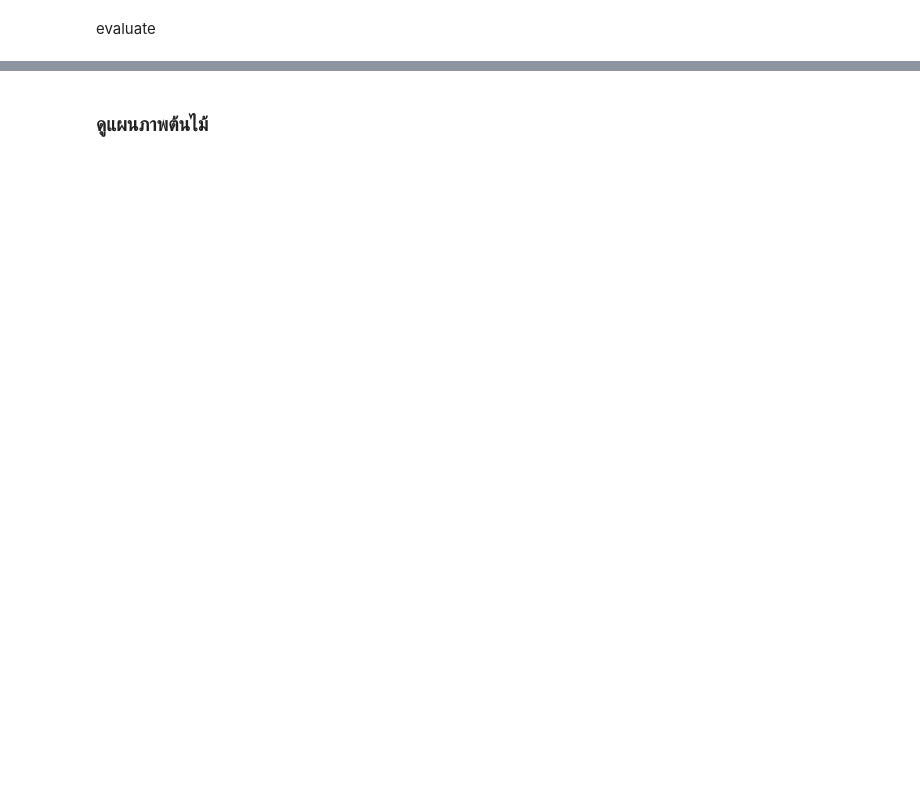
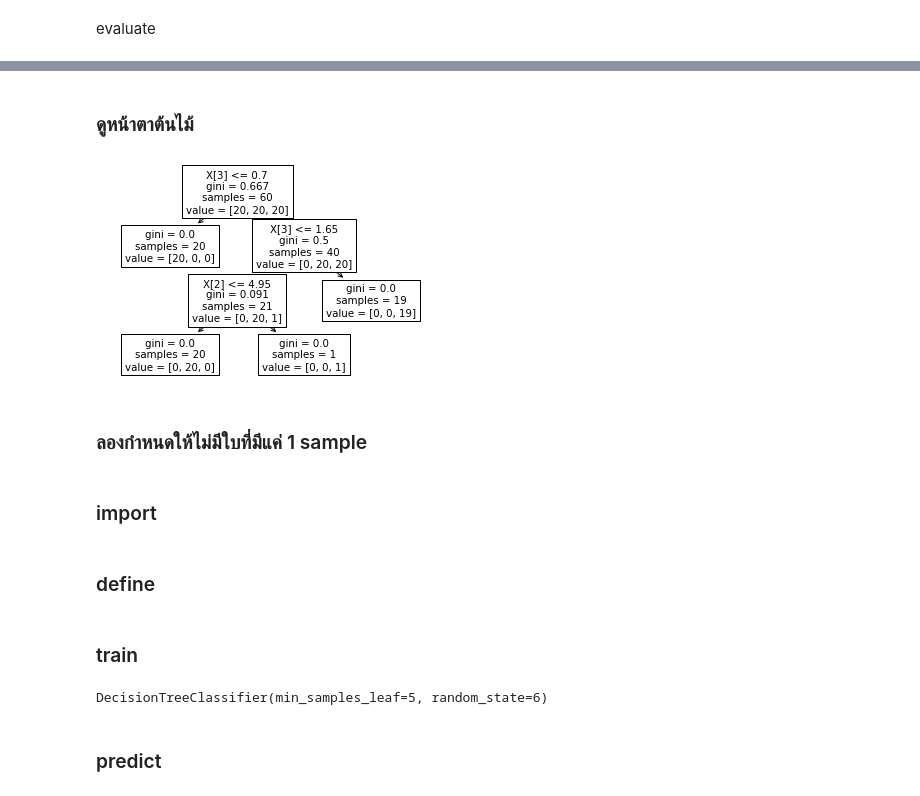
Before and after one commit to Pittawas6330210206/bsc_dpdm22, a Jupyter notebook: Classification_DecisionTree.ipynb, the cells around one changed output, grey strips where cells are left out. Cells and saved outputs as stored; diff of their text form; code cells hidden in the pictures; blank space fills up the shorter version.

```diff
--- a/Classification_DecisionTree.ipynb
+++ b/Classification_DecisionTree.ipynb
@@ -6,0 +31,3 @@ SKlearn = Scikit-lean เป็น package ที่รวบรวม Data mini
+# %%
+X = iris_data['data']
+X
@@ -68,9 +67,9 @@ array([0, 0, 0, 0, 0, 0, 0, 0, 0, 0, 0, 0, 0, 0, 0, 0, 0, 0, 0, 0, 0, 0,
 # %%
-x_test_0 = x[20:50]
-x_train_0 = x[:20]
+X_test_0 = X[20:50]
+X_train_0 = X[:20]
 
-x_test_1 = x[70:100]
-x_train_1 = x[50:70]
+X_test_1 = X[70:100]
+X_train_1 = X[50:70]
 
-x_test_2 = x[120:]
-x_train_2 = x[100:120]
+X_test_2 = X[120:]
+X_train_2 = X[100:120]
@@ -98,0 +81,3 @@ x_train.shape
+# %%
+X_train = np.concatenate([X_train_0,X_train_1,X_train_2])
+X_train.shape
@@ -135,7 +122,7 @@ clf = DecisionTreeClassifier(random_state=6)
 # %% [markdown]
 ### train
 # %%
-clf.fit(x_train,y_train)
+clf.fit(X_train,y_train)
 # %% [output]
 DecisionTreeClassifier(random_state=6)
 # %% [markdown]
@@ -164,2 +150,2 @@ SyntaxError: ignored
 # %% [markdown]
-### ดูแผนภาพต้นไม้
+### ดูหน้าตาต้นไม้
@@ -165,0 +154,8 @@ SyntaxError: ignored
+# %%
+plot_tree(clf);
+# %% [output]
+[figure, added]
+# %% [markdown]
+### ลองกำหนดให้ไม่มีใบที่มีแค่ 1 sample
+# %% [markdown]
+### import
@@ -165,0 +164,2 @@ SyntaxError: ignored
+# %% [markdown]
+### define
@@ -165,0 +168,8 @@ SyntaxError: ignored
+# %% [markdown]
+### train
+# %%
+clf.fit(X_train,y_train)
+# %% [output]
+DecisionTreeClassifier(min_samples_leaf=5, random_state=6)
+# %% [markdown]
+### predict
```
Also changed, not shown: parts of 33 cells of this notebook.
